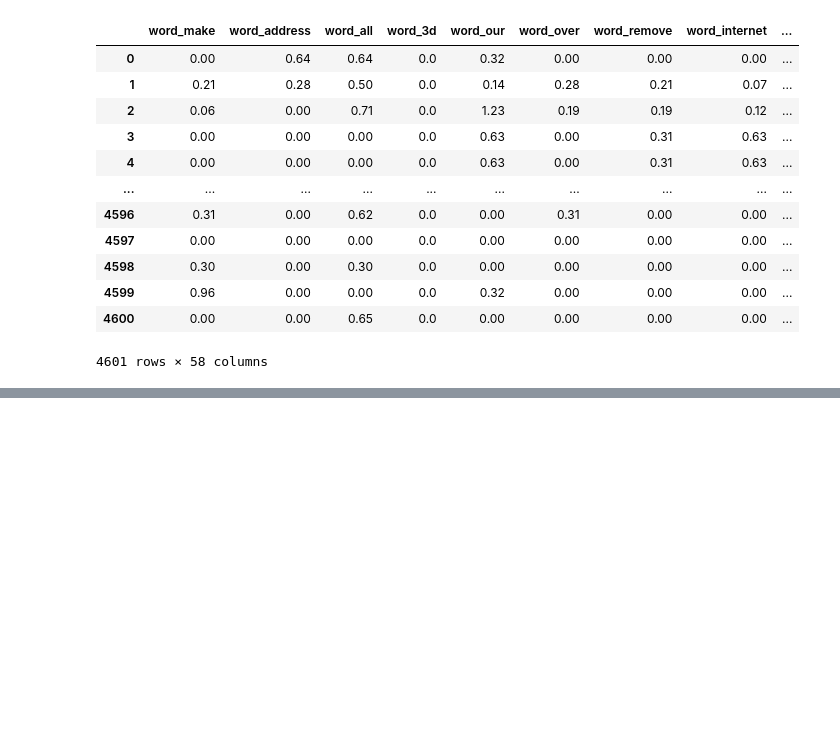
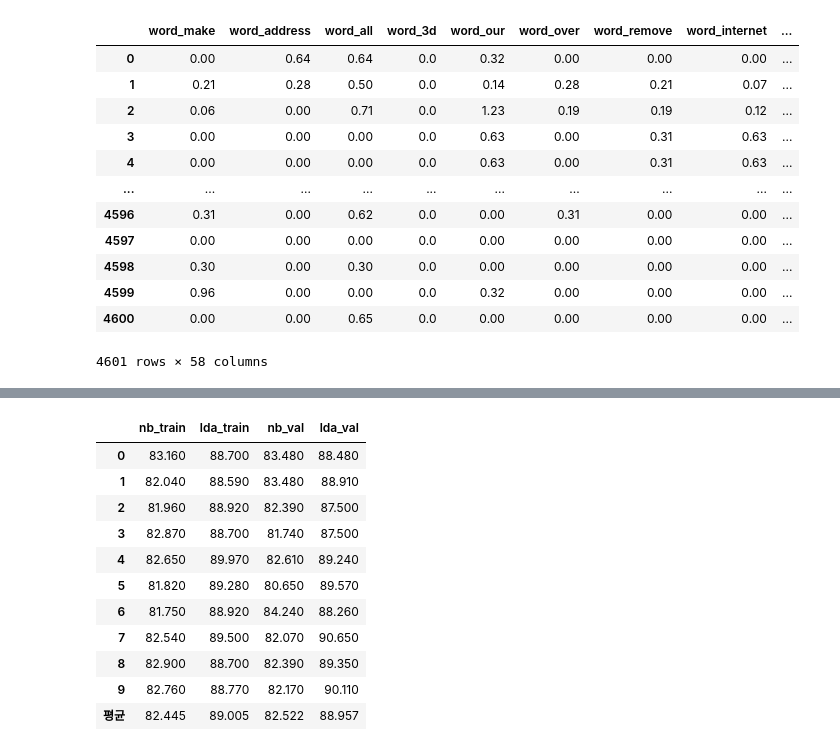
Before and after one commit to RainyHeaven/data_analytics, a Jupyter notebook: 제08장 베이즈 분류기/Bayes Classifier.ipynb, the cells around one changed output, grey strips where cells are left out. Cells and saved outputs as stored; diff of their text form; code cells hidden in the pictures; blank space fills up the shorter version.

```diff
--- a/제08장 베이즈 분류기/Bayes Classifier.ipynb
+++ b/제08장 베이즈 분류기/Bayes Classifier.ipynb
@@ -224,0 +309,34 @@ raw.word_address.to_string().find('0.00')
+# %%
+# Gaussian
+result = pd.DataFrame()
+for i in range(10):
+    X = raw.drop('spam', axis=1)
+    y = raw.spam
+    X_train, X_test, y_train, y_test = train_test_split(X, y, train_size=0.6001, random_state=i)
+    X_val, X_test, y_val, y_test = train_test_split(X_test, y_test, train_size=0.5, random_state=i)
+
+    lda_model = LDA().fit(X_train, y_train)
+    lda_train_acc = get_acc(X_train, y_train, lda_model)
+    lda_val_acc = get_acc(X_val, y_val, lda_model)
+
+    nb_model = GaussianNB().fit(X_train, y_train)
+    nb_train_acc = get_acc(X_train, y_train, nb_model)
+    nb_val_acc = get_acc(X_val, y_val, nb_model)
+    result = result.append({'nb_train':nb_train_acc, 'lda_train':lda_train_acc, 'nb_val':nb_val_acc, 'lda_val':lda_val_acc}, ignore_index=True)
+result_avg = result.mean()
+result_avg.name = '평균'
+result = result.append(result_avg)
+result
+# %% [output]
+|  | nb_train | lda_train | nb_val | lda_val |
+| 0 | 83.160 | 88.700 | 83.480 | 88.480 |
+| 1 | 82.040 | 88.590 | 83.480 | 88.910 |
+| 2 | 81.960 | 88.920 | 82.390 | 87.500 |
+| 3 | 82.870 | 88.700 | 81.740 | 87.500 |
+| 4 | 82.650 | 89.970 | 82.610 | 89.240 |
+| 5 | 81.820 | 89.280 | 80.650 | 89.570 |
+| 6 | 81.750 | 88.920 | 84.240 | 88.260 |
+| 7 | 82.540 | 89.500 | 82.070 | 90.650 |
+| 8 | 82.900 | 88.700 | 82.390 | 89.350 |
+| 9 | 82.760 | 88.770 | 82.170 | 90.110 |
+| 평균 | 82.445 | 89.005 | 82.522 | 88.957 |
```
Also changed, not shown: parts of 20 cells of this notebook.
